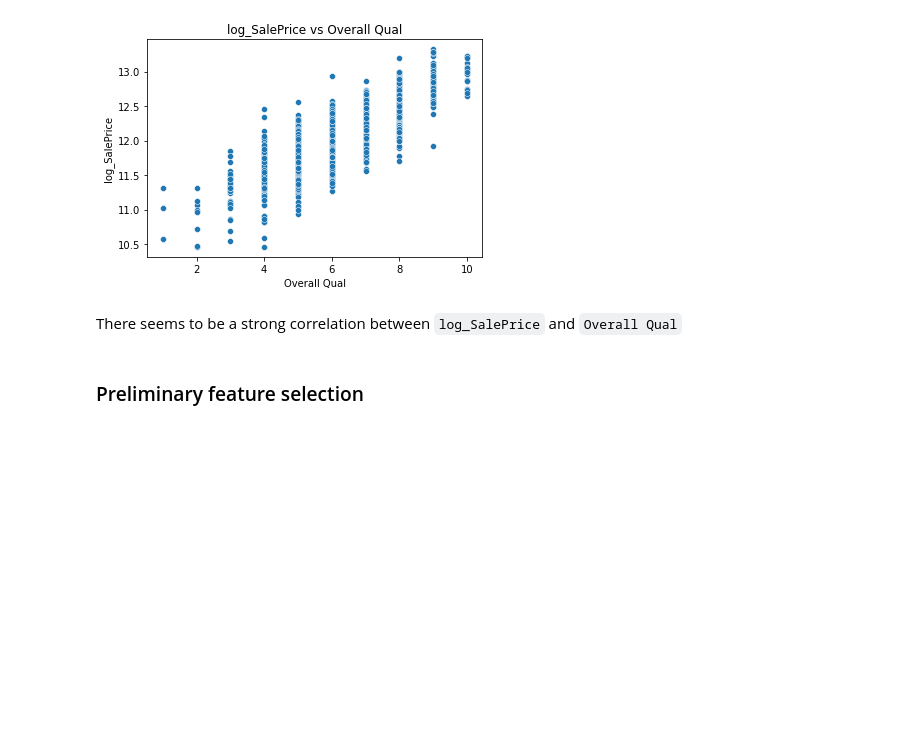
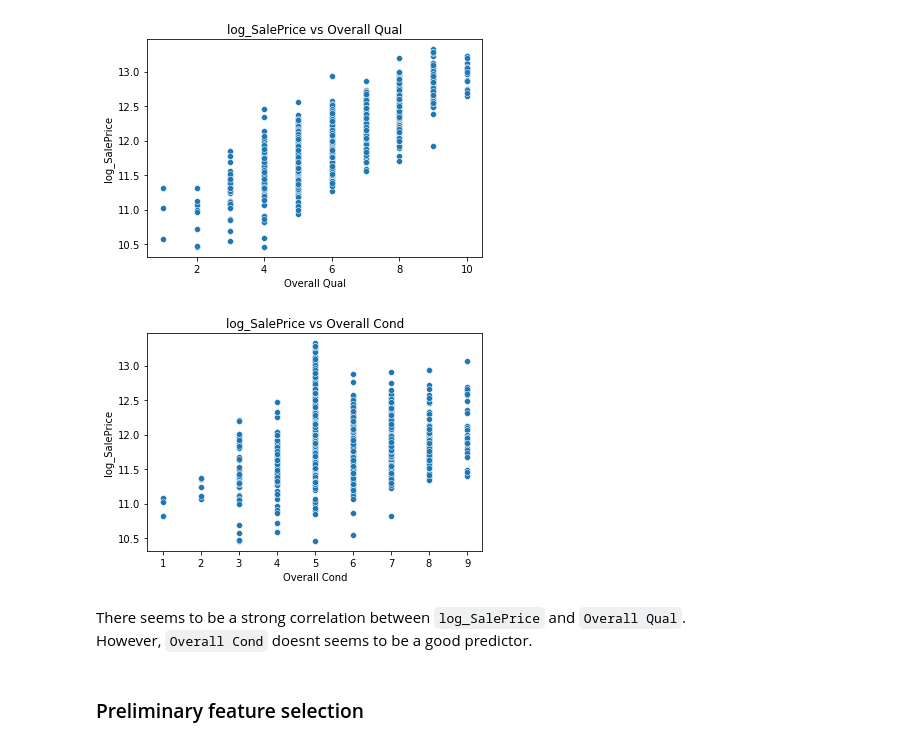
Before and after one commit to garyfoohw/GA_DSIF_project_2, a Jupyter notebook: code/01_EDA_featengineering_prelim_model.ipynb, the cells around one changed output. Drawn from its saved outputs; the diff is of its cells as text; code cells hidden in the pictures; blank space fills up the shorter version.

Commit message:
Added Overall Cond to 01

```diff
--- a/code/01_EDA_featengineering_prelim_model.ipynb
+++ b/code/01_EDA_featengineering_prelim_model.ipynb
@@ -92,8 +92,13 @@ Let's look at `Overall Qual` against `log_SalePrice` too
 _,=sns.scatterplot(data=df,x="Overall Qual",y="log_SalePrice").set(title="log_SalePrice vs Overall Qual")
 # %% [output]
 [figure]
+# %%
+_,=sns.scatterplot(data=df,x="Overall Cond",y="log_SalePrice").set(title="log_SalePrice vs Overall Cond")
+# %% [output]
+[figure, added]
 # %% [markdown]
-There seems to be a strong correlation between `log_SalePrice` and `Overall Qual`
+There seems to be a strong correlation between `log_SalePrice` and `Overall Qual`.<br>
+However, `Overall Cond` doesnt seems to be a good predictor.
 # %% [markdown]
 ### Preliminary feature selection
 # %% [markdown]
```
Also changed, not shown: parts of 1 cell of this notebook.
